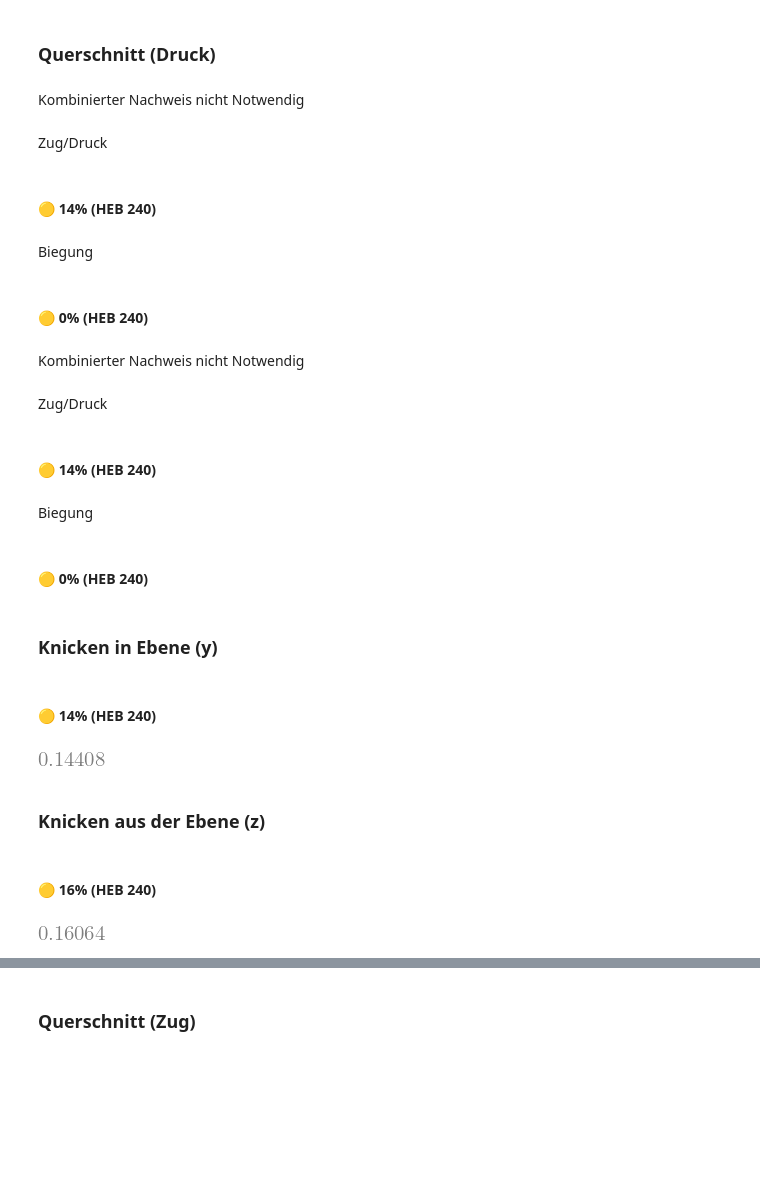
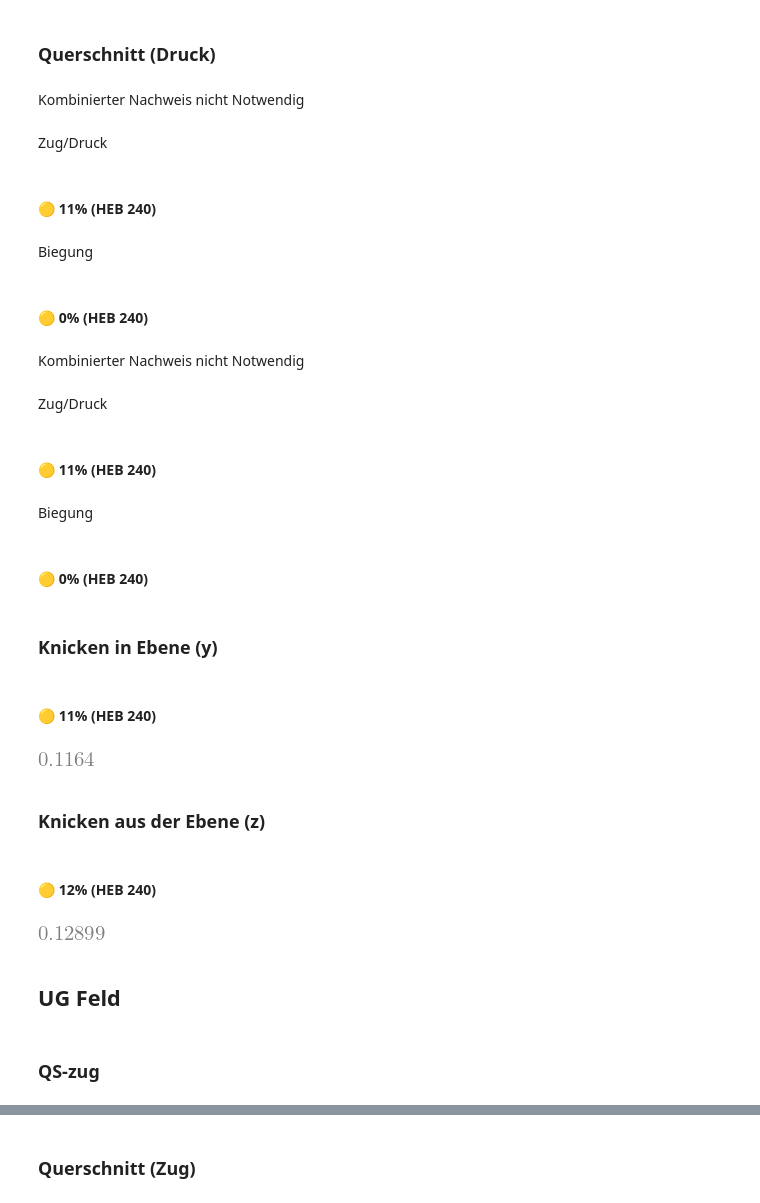
Before and after one commit to sushimako/uni-stahlbau-ue, a Jupyter notebook: Berechnungen/nachweise.ipynb, the cells around one changed output, grey strips where cells are left out. Drawn from its saved outputs; the diff is of its cells as text; code cells hidden in the pictures; blank space fills up the shorter version.

```diff
--- a/Berechnungen/nachweise.ipynb
+++ b/Berechnungen/nachweise.ipynb
@@ -6,6 +6,11 @@ from IPython.display import display, Math, Latex, Markdown
 #init_session()
 init_printing(use_unicode=True)
 # %%
+class dotdict(dict):
+    __getattr__ = dict.get
+    __setattr__ = dict.__setitem__
+    __delattr__ = dict.__delitem__
+
 def md(s):
     display(Markdown(s))
 
@@ -554,4 +266,6 @@ note('C_MLT und C_my: sichere werte so ok?')
 # %% [markdown]
 # Stäbe
+# %%
+staebe = dotdict()
 # %% [markdown]
 ## 1 Pfette
@@ -560,3 +272,20 @@ pfette = Stab(S235, HEA200, l=6750, Lcry=6750, Lcrz=6750)
+# %%
+staebe.pfette = Stab(
+    S235, HEB240,
+    l=6750, Lcry=6750, Lcrz=6750,
+    sg = {
+        'druck': Schnittgroeszen(
+            N  = 118,    # schnee + wind(90)
+            My = 73.01,  # schnee + wind(0)
+            V = 44.21,  # schnee + wind(0)
+            ψ  = 1),
+        'zug': Schnittgroeszen(
+            N  = 58,     # schnee + wind(90)
+            My = 73.01,  # schnee + wind(0)
+            V = 44.21,  # schnee + wind(0)
+            ψ  = 1),
+        },
+)
 # %% [markdown]
 ### Biegeknicken (um y)
 # %%
@@ -588,3 +304,21 @@ last_OG_druck = Einwirkungen(
+# %%
+staebe.obergurt = Stab(
+    S235, HEB240,
+    l=250.3, Lcry=250.3, Lcrz=250.3,
+    sg = {
+        'zug': Schnittgroeszen(
+            N  = 2158.3, # Schnee leitend + Wind(90)
+            My = 78.23,   # Schnee leitend + Wind(0)
+            V  = 33.4,   # Schnee leitend + Wind(0)
+            ψ  = 8.37/78.23
+        ),
+        'druck': Schnittgroeszen(
+            N  = 279.1,  # Wind(180)
+            My = 10.77,   # Wind(180)
+            V  = 5.94,    # Wind(180)
+            ψ  = 1.40/10.77,
+        ),
+    })
 # %% [markdown]
 ### Querschnitt (Zug)
 # %%
@@ -604,30 +338,32 @@ Biegung
 # %% [markdown]
 ### Querschnitt (Druck)
 # %%
-kombi_M_N('y', obergurt, last_OG_druck)
-kombi_M_N('z', obergurt, last_OG_druck)
+kombi_M_N('y', staebe.obergurt, sg='druck')
+kombi_M_N('z', staebe.obergurt, sg='druck')
 # %% [output]
 Kombinierter Nachweis nicht Notwendig
 Zug/Druck
-#### 🟡 14% (HEB 240)
+#### 🟡 11% (HEB 240)
 Biegung
 #### 🟡 0% (HEB 240)
 Kombinierter Nachweis nicht Notwendig
 Zug/Druck
-#### 🟡 14% (HEB 240)
+#### 🟡 11% (HEB 240)
 Biegung
 #### 🟡 0% (HEB 240)
 # %% [markdown]
 ### Knicken in Ebene (y)
 # %%
-biege_knicken_y(obergurt, last_OG_druck)
+biege_knicken_y(staebe.obergurt, sg='druck')
 # %% [output]
-#### 🟡 14% (HEB 240)
+#### 🟡 11% (HEB 240)
-[figure, old version]
+[figure, new version]
 # %% [markdown]
 ### Knicken aus der Ebene (z)
 # %%
-biege_knicken_z(obergurt, last_OG_druck)
+biege_knicken_z(staebe.obergurt, sg='druck')
 # %% [output]
-#### 🟡 16% (HEB 240)
+#### 🟡 12% (HEB 240)
 [figure]
+# %% [markdown]
+## UG Feld
@@ -633,0 +400,2 @@ biege_knicken_z(obergurt, last_OG_druck)
+# %% [markdown]
+### QS-zug
```
Also changed, not shown: parts of 76 cells of this notebook, 2 other files.
